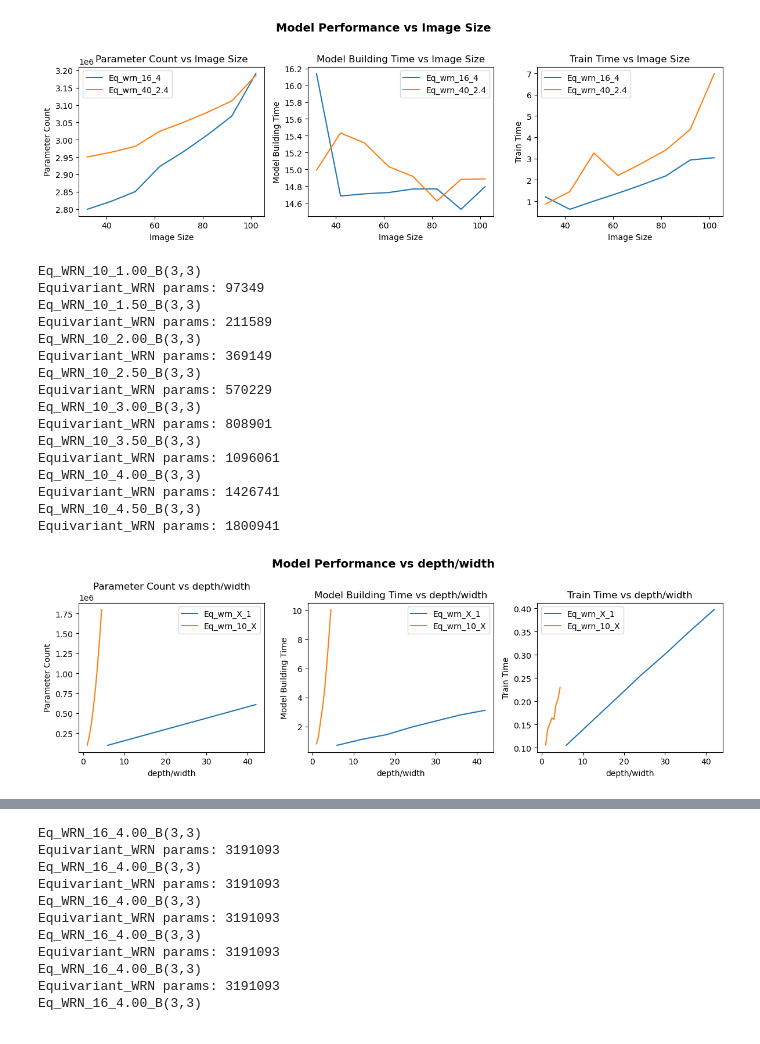
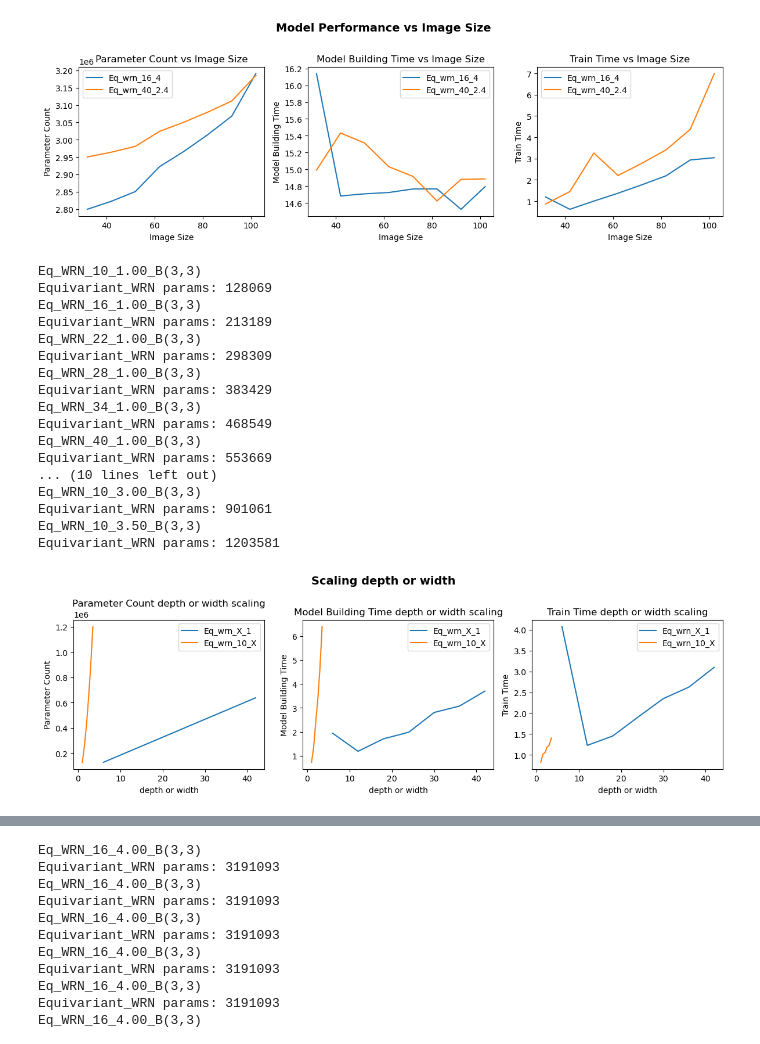
Before and after one commit to ga92xug/master-thesis, a Jupyter notebook: scaling/run_time_plots.ipynb, the cells around one changed output, grey strips where cells are left out. Cells and saved outputs as stored; diff of their text form; code cells hidden in the pictures.

Commit message:
depth_width scaling

```diff
--- a/scaling/run_time_plots.ipynb
+++ b/scaling/run_time_plots.ipynb
@@ -39,7 +39,8 @@ global_overrides = [
     "wandb.mode=disabled",
     "training.epochs=1",
     "model.rotation=8",
-    "model.fix_params_mode=heuristic"
+    "model.fix_params_mode=heuristic",
+    "training.steps_per_epoch=100",
 ]
 
 stats = {}
@@ -91,15 +77,15 @@ global_args = [
         "model.padding=1",
         "wandb.tags=[eff_exp_1]",
         "model.rotation=8",
+        "training.epochs=5000",
     ]
 
 global_args_test = global_args + [
         "wandb.mode=disabled",
-        "training.steps_per_epoch=10",
         "training.epochs=1",
     ]
-image_size = 32
-"""
+image_size = 64
+
 stats = {}
 mode_stats = []
 for depth in range(6, 48, 6):
@@ -112,10 +98,10 @@ for depth in range(6, 48, 6):
     mode_stats.append([depth, param_count, model_building_time, train_time])
 
 stats[f"Eq_wrn_X_1"] = np.array(mode_stats)
-"""
+
 # width
 mode_stats = []
-for width in range(10, 50, 5):
+for width in range(10, 40, 5):
         width = width / 10.0
         overrides=[f"model.depth={10}",
                     f"model.widen_factor={width}",
@@ -128,22 +114,23 @@ for width in range(10, 50, 5):
 stats[f"Eq_wrn_10_X"] = np.array(mode_stats)
 # %% [output]
 Eq_WRN_10_1.00_B(3,3)
-Equivariant_WRN params: 97349
-Eq_WRN_10_1.50_B(3,3)
-Equivariant_WRN params: 211589
-Eq_WRN_10_2.00_B(3,3)
-Equivariant_WRN params: 369149
-Eq_WRN_10_2.50_B(3,3)
-Equivariant_WRN params: 570229
+Equivariant_WRN params: 128069
+Eq_WRN_16_1.00_B(3,3)
+Equivariant_WRN params: 213189
+Eq_WRN_22_1.00_B(3,3)
+Equivariant_WRN params: 298309
+Eq_WRN_28_1.00_B(3,3)
+Equivariant_WRN params: 383429
+Eq_WRN_34_1.00_B(3,3)
+Equivariant_WRN params: 468549
+Eq_WRN_40_1.00_B(3,3)
+Equivariant_WRN params: 553669
+... (10 lines left out)
 Eq_WRN_10_3.00_B(3,3)
-Equivariant_WRN params: 808901
+Equivariant_WRN params: 901061
 Eq_WRN_10_3.50_B(3,3)
-Equivariant_WRN params: 1096061
-Eq_WRN_10_4.00_B(3,3)
-Equivariant_WRN params: 1426741
-Eq_WRN_10_4.50_B(3,3)
-Equivariant_WRN params: 1800941
+Equivariant_WRN params: 1203581
 # %%
-plot_model_data(stats, vs_param="depth/width")
+plot_model_data(stats, vs_param="depth or width")
 # %% [output]
-[figure, old version]
+[figure, new version]
```
Also changed, not shown: parts of 2 cells of this notebook, 12 other files.
